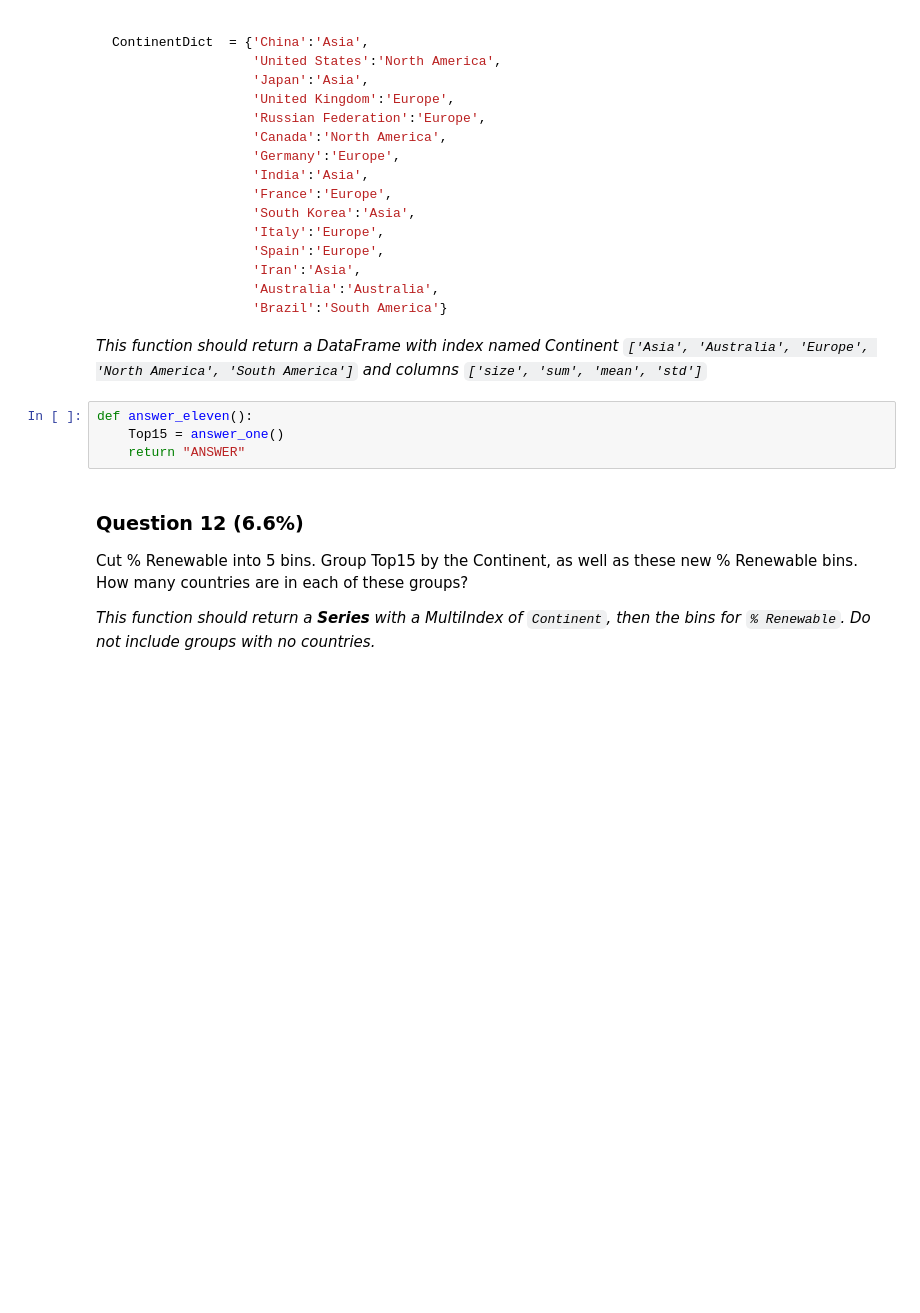
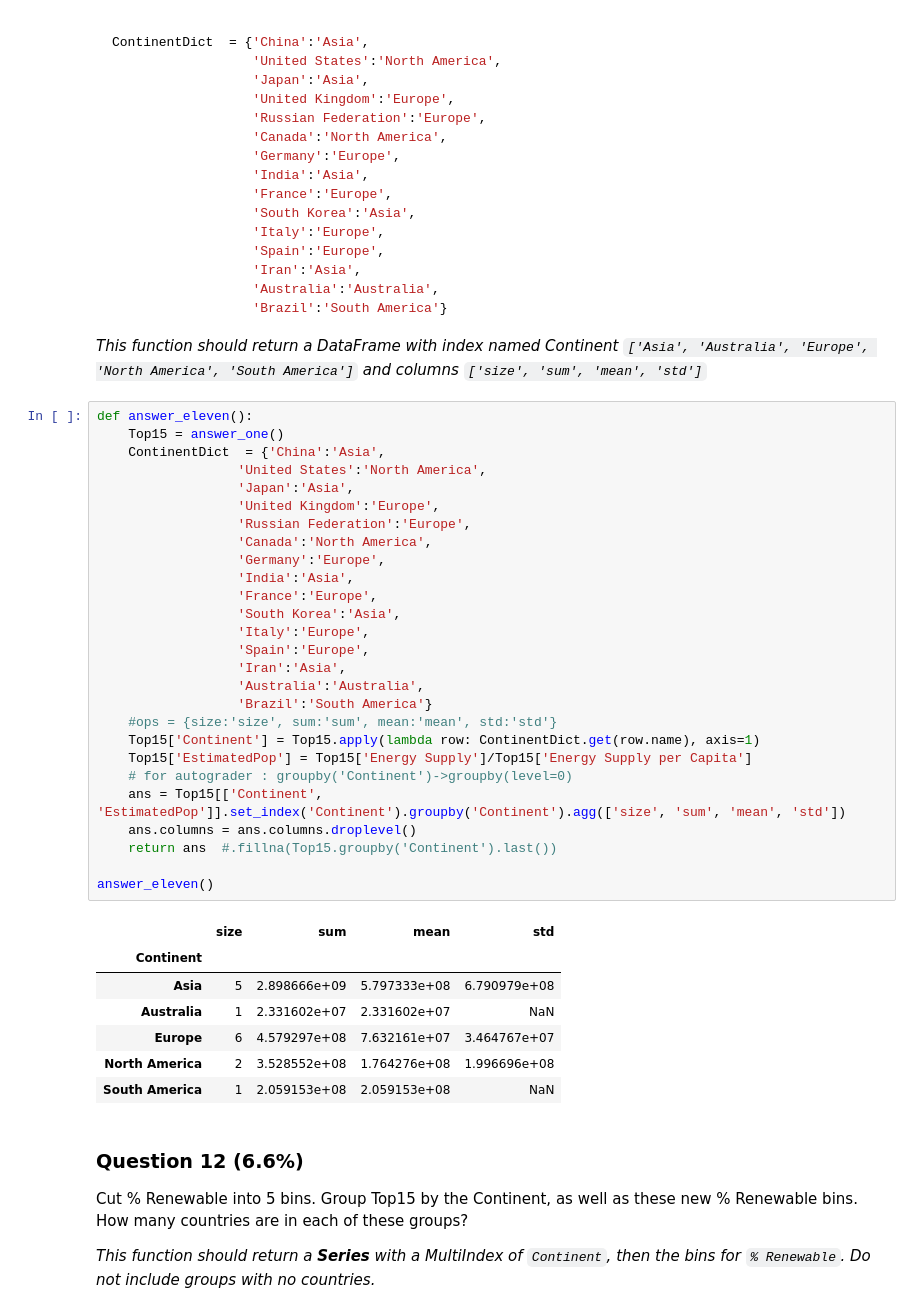
Before and after one commit to vmalkoti/Applied-Data-Science-with-Python, a Jupyter notebook: Assignment+3.ipynb, the cells around one changed output. Cells and saved outputs as stored; diff of their text form; blank space fills up the shorter version.

Commit message:
Q9-Q13, updates for autograder

````diff
--- a/Assignment+3.ipynb
+++ b/Assignment+3.ipynb
@@ -317,10 +348,41 @@ ContinentDict  = {'China':'Asia',
 ```
 
 *This function should return a DataFrame with index named Continent `['Asia', 'Australia', 'Europe', 'North America', 'South America']` and columns `['size', 'sum', 'mean', 'std']`*
-# %%
-def answer_eleven():
-    Top15 = answer_one()
-    return "ANSWER"
+# %%
+def answer_eleven():
+    Top15 = answer_one()
+    ContinentDict  = {'China':'Asia',
+                  'United States':'North America',
+                  'Japan':'Asia',
+                  'United Kingdom':'Europe',
+                  'Russian Federation':'Europe',
+                  'Canada':'North America',
+                  'Germany':'Europe',
+                  'India':'Asia',
+                  'France':'Europe',
+                  'South Korea':'Asia',
+                  'Italy':'Europe',
+                  'Spain':'Europe',
+                  'Iran':'Asia',
+                  'Australia':'Australia',
+                  'Brazil':'South America'}
+    #ops = {size:'size', sum:'sum', mean:'mean', std:'std'}
+    Top15['Continent'] = Top15.apply(lambda row: ContinentDict.get(row.name), axis=1)
+    Top15['EstimatedPop'] = Top15['Energy Supply']/Top15['Energy Supply per Capita']
+    # for autograder : groupby('Continent')->groupby(level=0)
+    ans = Top15[['Continent', 'EstimatedPop']].set_index('Continent').groupby('Continent').agg(['size', 'sum', 'mean', 'std'])
+    ans.columns = ans.columns.droplevel()
+    return ans  #.fillna(Top15.groupby('Continent').last())
+
+answer_eleven()
+# %% [output]
+|  | size | sum | mean | std |
+| Continent |  |  |  |  |
+| Asia | 5 | 2.898666e+09 | 5.797333e+08 | 6.790979e+08 |
+| Australia | 1 | 2.331602e+07 | 2.331602e+07 | NaN |
+| Europe | 6 | 4.579297e+08 | 7.632161e+07 | 3.464767e+07 |
+| North America | 2 | 3.528552e+08 | 1.764276e+08 | 1.996696e+08 |
+| South America | 1 | 2.059153e+08 | 2.059153e+08 | NaN |
 # %% [markdown]
 ### Question 12 (6.6%)
 Cut % Renewable into 5 bins. Group Top15 by the Continent, as well as these new % Renewable bins. How many countries are in each of these groups?
````
Also changed, not shown: parts of 11 cells of this notebook.
